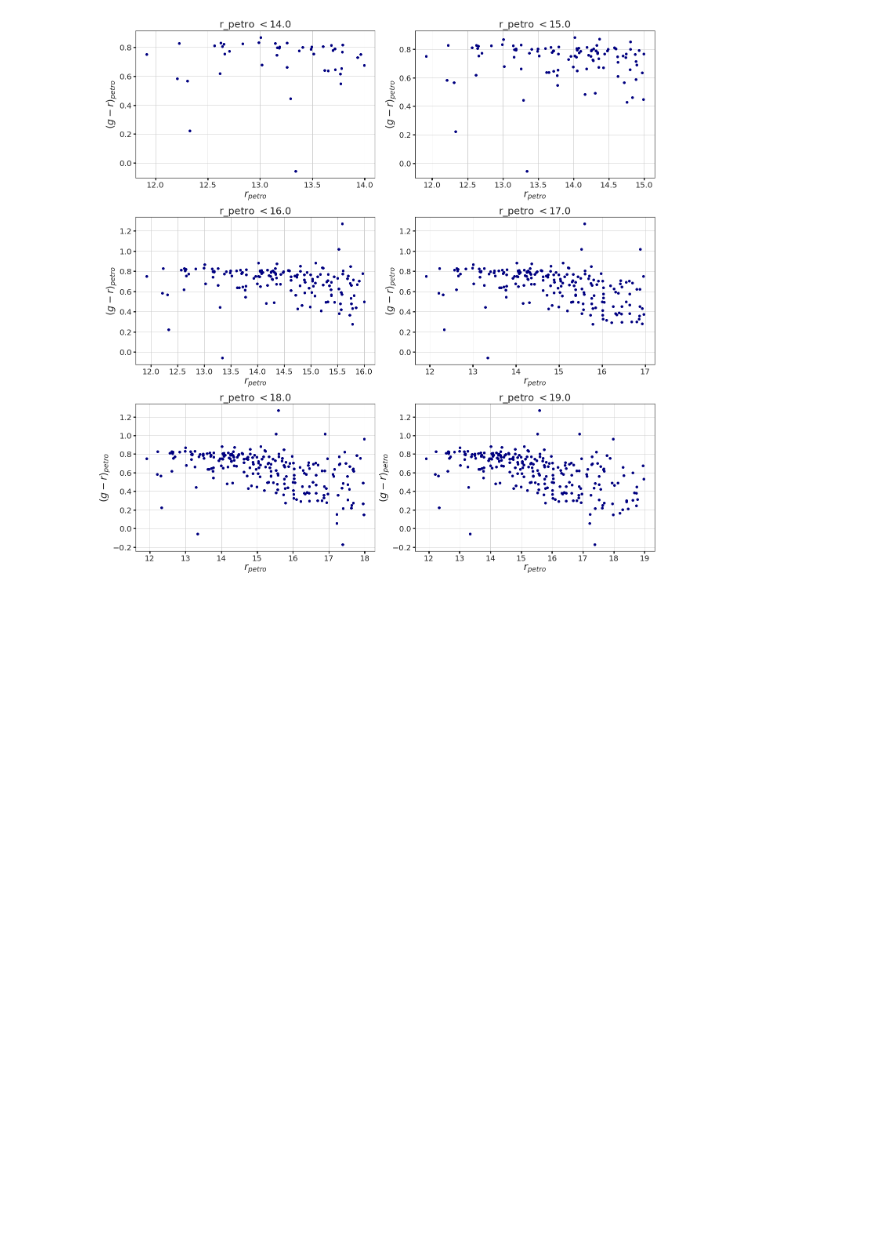
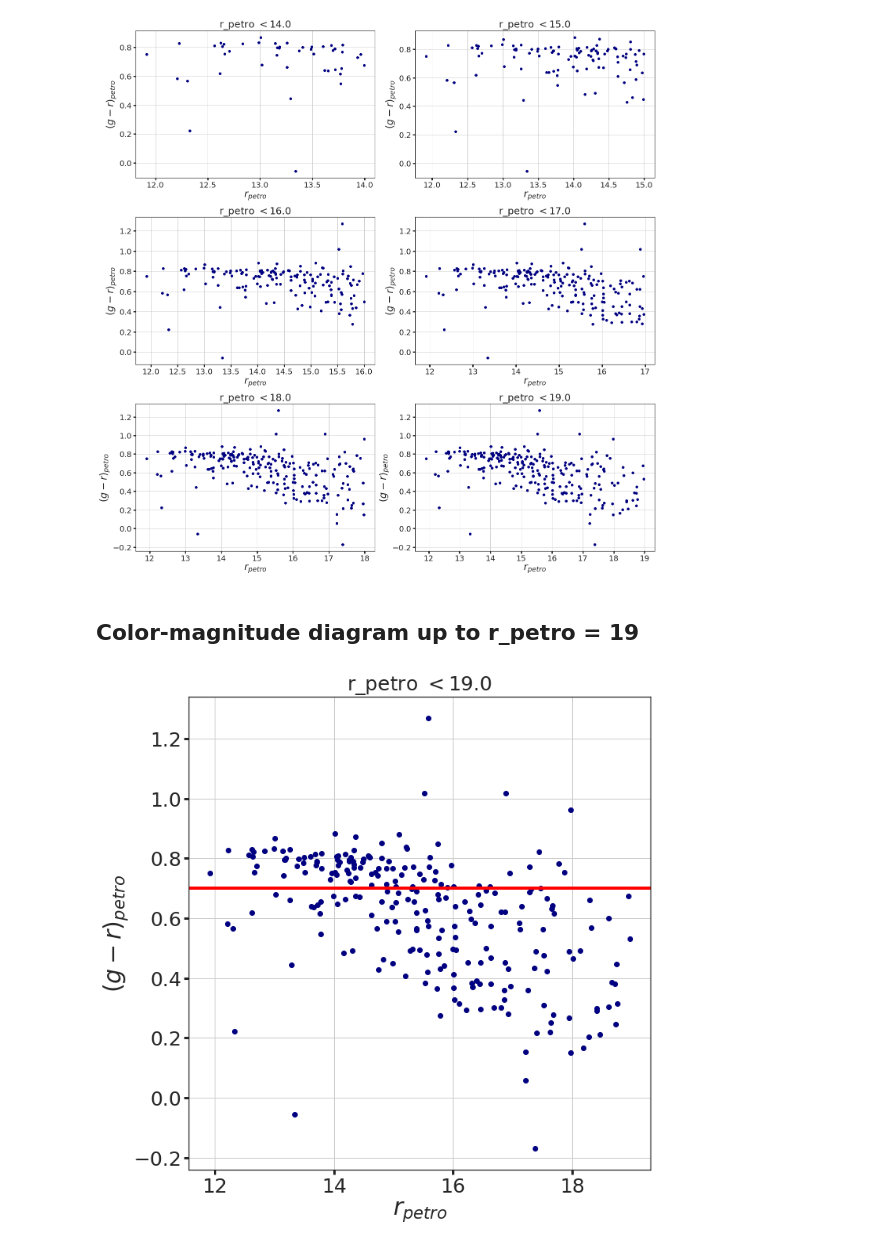
Before and after one commit to elismar2000/hydra-codes, a Jupyter notebook: color_magnitude_diagram.ipynb, the cells around one changed output. Cells and saved outputs as stored; diff of their text form; code cells hidden in the pictures; blank space fills up the shorter version.

```diff
--- a/color_magnitude_diagram.ipynb
+++ b/color_magnitude_diagram.ipynb
@@ -58,3 +56,31 @@ plt.savefig("../Figures/color-magnitude-diagrams3.pdf", format='pdf')
 # %% [output]
 findfont: Font family ['fantasy'] not found. Falling back to DejaVu Sans.
 [figure]
+# %% [markdown]
+## Color-magnitude diagram up to r_petro = 19
+# %%
+mlim = 19
+fontsize=30
+labelsize=25
+
+fig = plt.figure(figsize=(10, 10))
+ax = fig.add_subplot(111)
+
+mask = (distances < radius) & (odds > 0.8) & (prob_gal > 0.8) & (zml > 0.0) & (zml < 0.03) & (r_petro < mlim)
+
+ax.scatter(r_petro[mask], g_petro[mask] - r_petro[mask], marker='o', color='navy')
+
+ax.set_title("r_petro $< {:.1f}$".format(mlim), fontsize=25, fontname='fantasy')
+ax.set_xlabel(r"$r_{petro}$", fontsize=fontsize)
+ax.set_ylabel(r"$(g-r)_{petro}$", fontsize=fontsize)
+ax.axhline(0.7, color="red", linewidth=4.0)
+
+ax.yaxis.set_tick_params(labelsize=labelsize, width=3)
+ax.xaxis.set_tick_params(labelsize=labelsize, width=3)
+
+ax.grid()
+
+fig.tight_layout()
+plt.savefig("../Presentations/cosmo22-splus-poster/color-magnitude-diagram.png", format='png')
+# %% [output]
+[figure, added]
```
Also changed, not shown: parts of 1 cell of this notebook, 8 other files.
